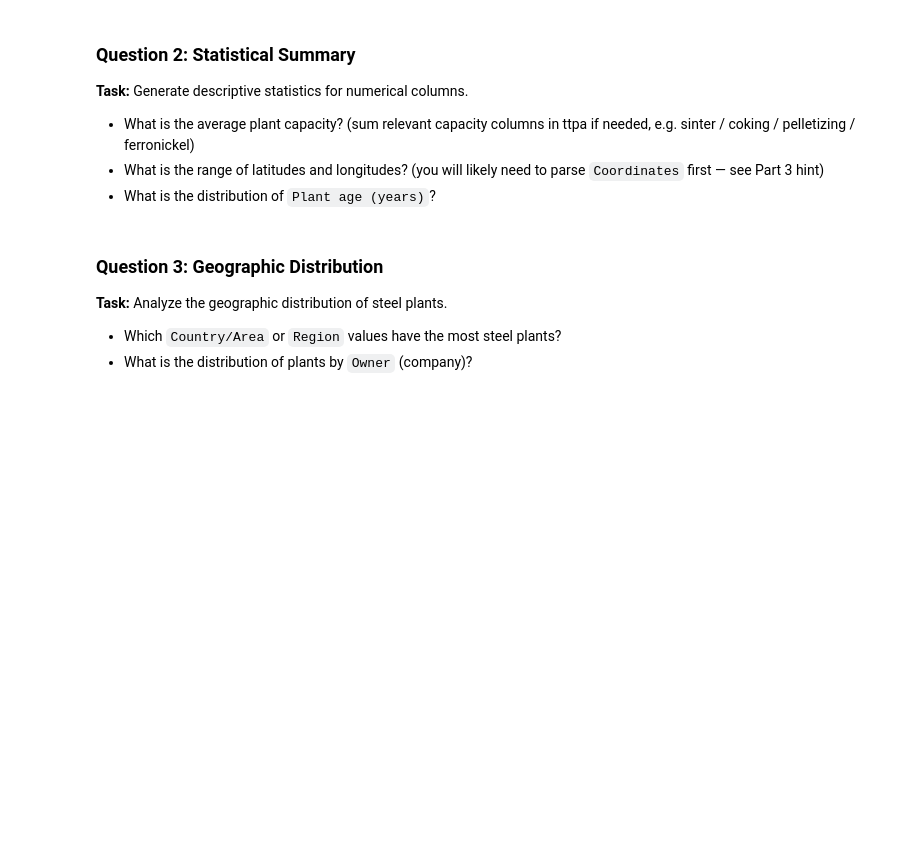
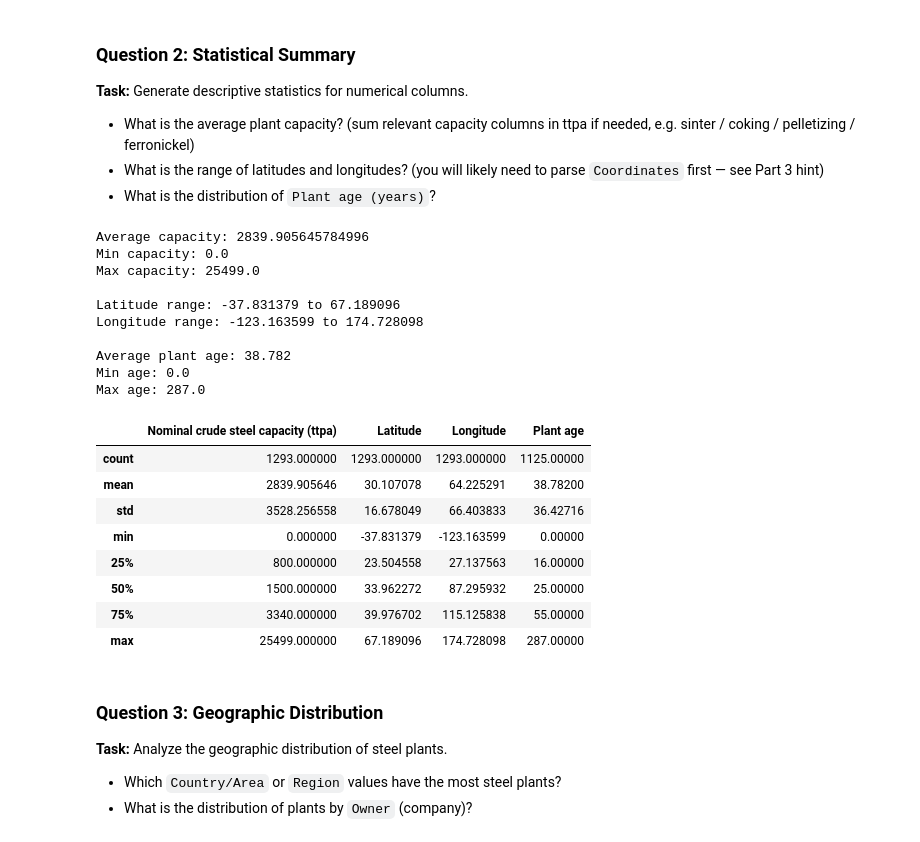
Before and after one commit to CharlotteLeBihan18/aidams-lab1-tanios-tanguy-lebard-lebihan, a Jupyter notebook: lab_1.ipynb, the cells around one changed output. Saved outputs shown, nothing was run; the diff lists cells and outputs as text; code cells hidden in the pictures; blank space fills up the shorter version.

```diff
--- a/lab_1.ipynb
+++ b/lab_1.ipynb
@@ -193,3 +191,63 @@ dtype: int64
+# %%
+# Parse Coordinates into Latitude and Longitude
+def parse_coordinates(coord_str):
+    if pd.isna(coord_str):
+        return (np.nan, np.nan)
+    try:
+        lat, lon = coord_str.split(',')
+        return (float(lat.strip()), float(lon.strip()))
+    except:
+        return (np.nan, np.nan)
+
+df[['Latitude', 'Longitude']] = df['Coordinates'].apply(
+    lambda x: pd.Series(parse_coordinates(x))
+)
+
+# Capacity statistics
+print("Average capacity:", df['Nominal crude steel capacity (ttpa)'].mean())
+print("Min capacity:", df['Nominal crude steel capacity (ttpa)'].min())
+print("Max capacity:", df['Nominal crude steel capacity (ttpa)'].max())
+print()
+
+# Geographic range
+print("Latitude range:", df['Latitude'].min(), "to", df['Latitude'].max())
+print("Longitude range:", df['Longitude'].min(), "to", df['Longitude'].max())
+print()
+
+# Plant age distribution
+# Convert to numeric since it might have mixed types
+df['Plant age'] = pd.to_numeric(df['Plant age'], errors='coerce')
+print("Average plant age:", df['Plant age'].mean())
+print("Min age:", df['Plant age'].min())
+print("Max age:", df['Plant age'].max())
+print()
+
+# Visualize plant age distribution
+fig = px.histogram(df, x='Plant age', nbins=30, title='Distribution of Plant Age')
+fig.show()
+
+# Summary stats
+df[['Nominal crude steel capacity (ttpa)', 'Latitude', 'Longitude', 'Plant age']].describe()
+# %% [output]
+Average capacity: 2839.905645784996
+Min capacity: 0.0
+Max capacity: 25499.0
+
+Latitude range: -37.831379 to 67.189096
+Longitude range: -123.163599 to 174.728098
+
+Average plant age: 38.782
+Min age: 0.0
+Max age: 287.0
+|  | Nominal crude steel capacity (ttpa) | Latitude | Longitude | Plant age |
+| count | 1293.000000 | 1293.000000 | 1293.000000 | 1125.00000 |
+| mean | 2839.905646 | 30.107078 | 64.225291 | 38.78200 |
+| std | 3528.256558 | 16.678049 | 66.403833 | 36.42716 |
+| min | 0.000000 | -37.831379 | -123.163599 | 0.00000 |
+| 25% | 800.000000 | 23.504558 | 27.137563 | 16.00000 |
+| 50% | 1500.000000 | 33.962272 | 87.295932 | 25.00000 |
+| 75% | 3340.000000 | 39.976702 | 115.125838 | 55.00000 |
+| max | 25499.000000 | 67.189096 | 174.728098 | 287.00000 |
 # %% [markdown]
 ### Question 3: Geographic Distribution
 **Task:** Analyze the geographic distribution of steel plants.
```
Also changed, not shown: parts of 2 cells of this notebook.
